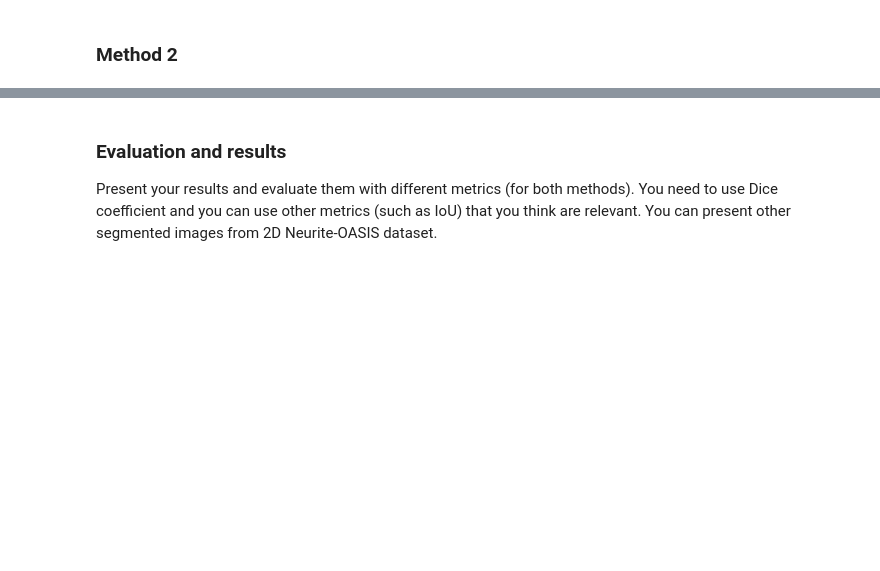
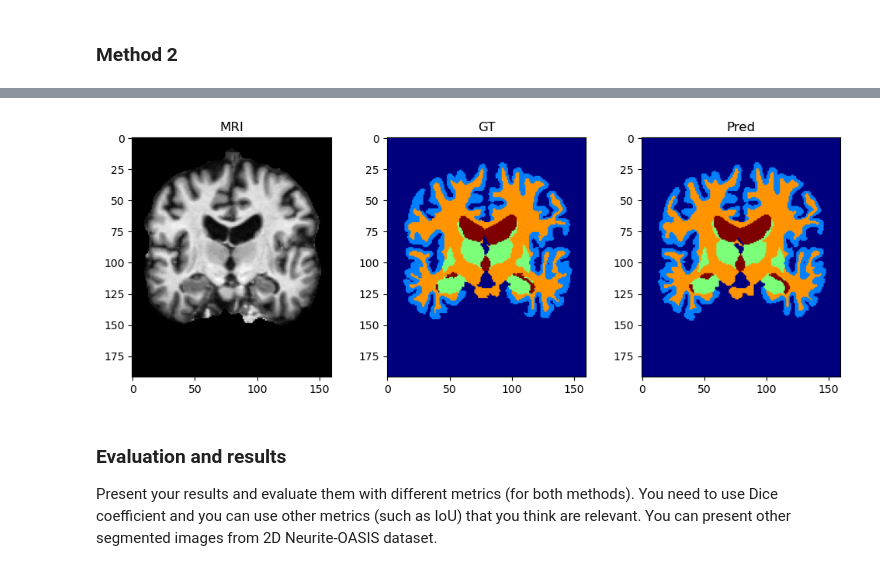
Before and after one commit to MurielleMardenli300/GBM6953HE_labs, a Jupyter notebook: GBM6953HE_Lab_1.ipynb, the cells around one changed output, grey strips where cells are left out. Drawn from its saved outputs; the diff is of its cells as text; code cells hidden in the pictures; blank space fills up the shorter version.

```diff
--- a/GBM6953HE_Lab_1.ipynb
+++ b/GBM6953HE_Lab_1.ipynb
@@ -207,3 +704,22 @@ You need to use 2 different methods. Explain the differences between these metho
+# %%
+device = torch.device("cuda" if torch.cuda.is_available() else "cpu")
+
+model = UNet(n_classes=5).to(device)
+model.load_state_dict(torch.load("best_unet.pth", map_location=device))
+model.eval()
+
+with torch.no_grad():
+    img, mask = val_dataset[0]
+    logits = model(img.unsqueeze(0).to(device))
+    pred = torch.argmax(logits, dim=1).cpu().squeeze().numpy()
+
+plt.figure(figsize=(12,4))
+plt.subplot(1,3,1); plt.imshow(img.T.squeeze(), cmap="gray"); plt.title("MRI")
+plt.subplot(1,3,2); plt.imshow(mask.T, cmap="jet", vmin=0, vmax=4); plt.title("GT")
+plt.subplot(1,3,3); plt.imshow(pred.T, cmap="jet", vmin=0, vmax=4); plt.title("Pred")
+plt.show()
+# %% [output]
+[figure, added]
 # %% [markdown]
 ### Evaluation and results
 Present your results and evaluate them with different metrics (for both methods). You need to use Dice coefficient and you can use other metrics (such as IoU) that you think are relevant. You can present other segmented images from 2D Neurite-OASIS dataset.
```
Also changed, not shown: parts of 10 cells of this notebook.
